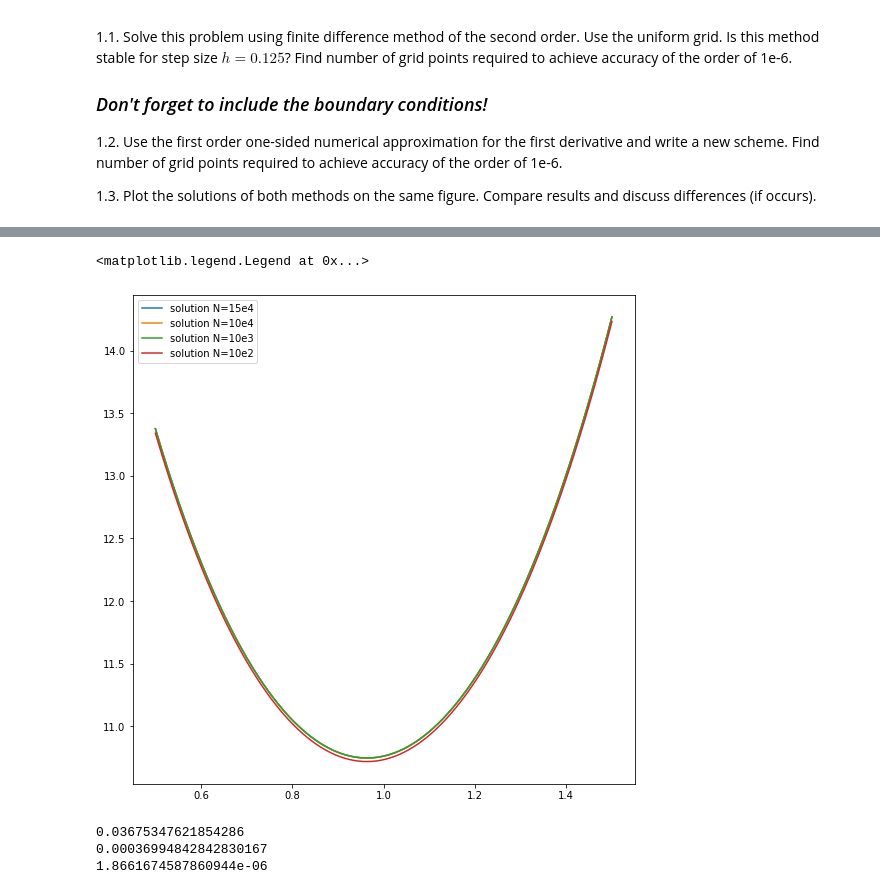
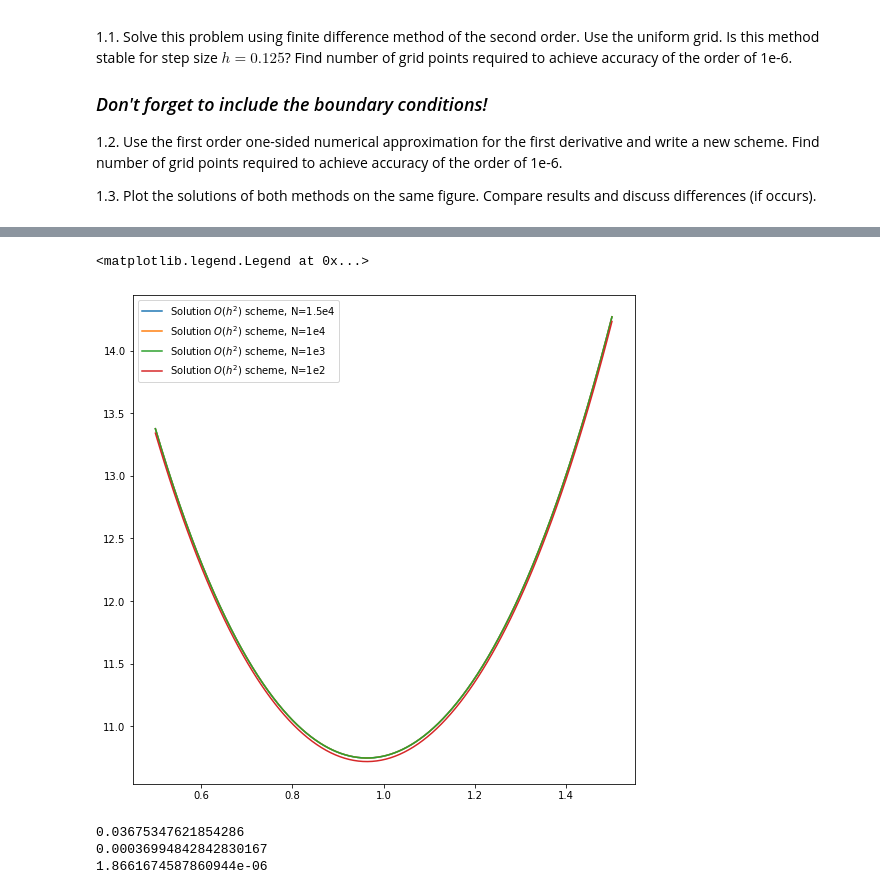
Before and after one commit to ev-br/CP2020, a Jupyter notebook: week_10_boundary_value_problem.ipynb, the cells around one changed output, grey strips where cells are left out. Cells and saved outputs as stored; diff of their text form; code cells hidden in the pictures.

```diff
--- a/week_10_boundary_value_problem.ipynb
+++ b/week_10_boundary_value_problem.ipynb
@@ -83,27 +99,21 @@ def FirstOrderScheme(a,b,A,B,alpha,beta,p,q,f,N=100):
 # %%
-def p(x):
-    return -np.log(x)
-def q(x):
-    return -2*np.ones_like(x)
-def f(x):
-    return 1*np.ones_like(x)
 yy_ = SecondOrderScheme(1/2,3/2,1,0,[1,1],[1,-1],p,q,f,N=15000)
 y = SecondOrderScheme(1/2,3/2,1,0,[1,1],[1,-1],p,q,f,N=10000)
 yy = SecondOrderScheme(1/2,3/2,1,0,[1,1],[1,-1],p,q,f,N=1000)
 y_ = SecondOrderScheme(1/2,3/2,1,0,[1,1],[1,-1],p,q,f,N=100)
 xx_ = np.linspace(1/2,3/2,15000)
 x = np.linspace(1/2,3/2,10000)
 xx = np.linspace(1/2,3/2,1000)
 x_ = np.linspace(1/2,3/2,100)
 plt.figure(figsize=(9,9))
-plt.plot(xx_,yy_,label= 'solution N=1.5e4')
-plt.plot(x,y,label= 'solution N=1e4')
-plt.plot(xx,yy,label= 'solution N=1e3')
-plt.plot(x_,y_,label = 'solution N=1e2')
+plt.plot(xx_,yy_,label= 'Solution $O(h^2)$ scheme, N=1.5e4')
+plt.plot(x,y,label= 'Solution $O(h^2)$ scheme, N=1e4')
+plt.plot(xx,yy,label= 'Solution $O(h^2)$ scheme, N=1e3')
+plt.plot(x_,y_,label = 'Solution $O(h^2)$ scheme, N=1e2')
 plt.legend()
 # %% [output]
 <matplotlib.legend.Legend at 0x...>
-[figure, old version]
+[figure, new version]
 # %%
 print(abs(max(y_)-max(yy))) #1e2 and 1e3 difference
 print(abs(max(yy)-max(y))) #1e3 and 1e4 difference
```
Also changed, not shown: parts of 2 cells of this notebook.
